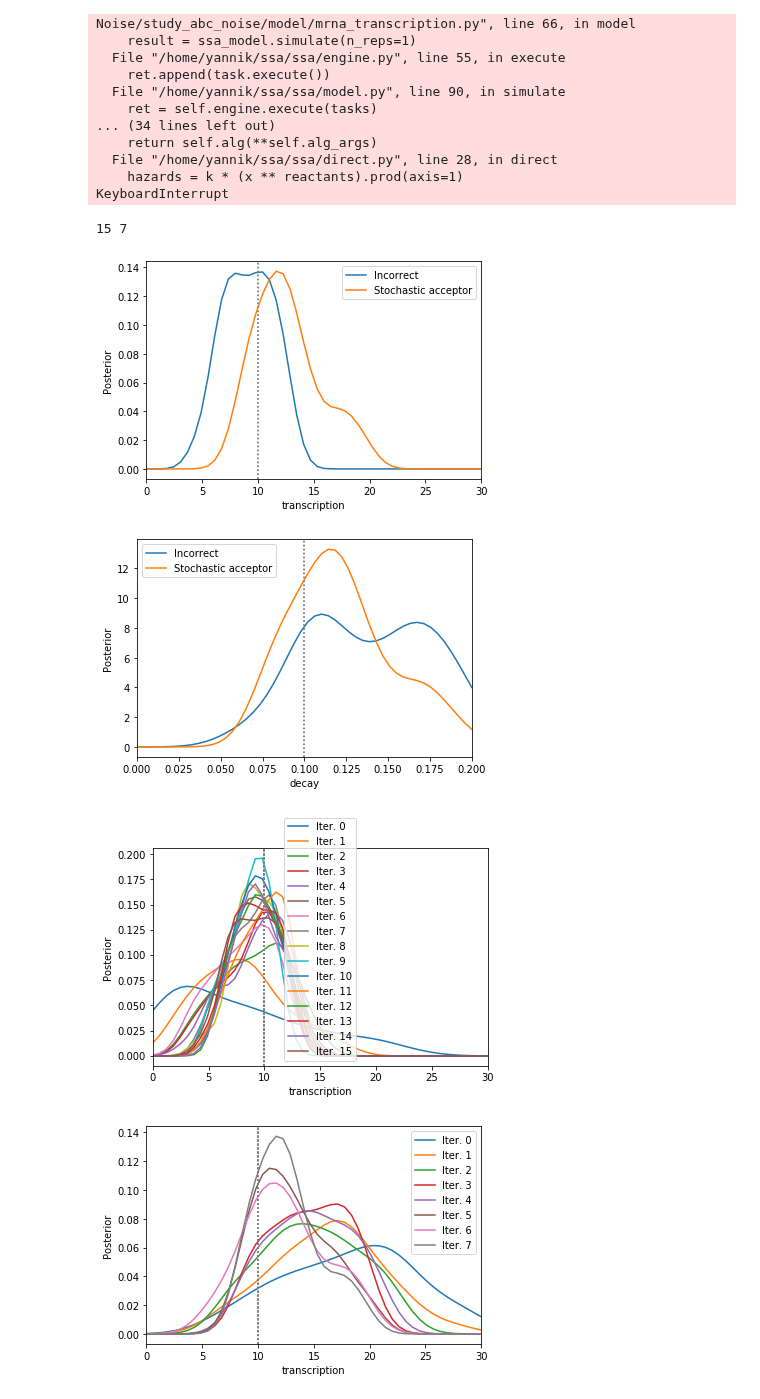
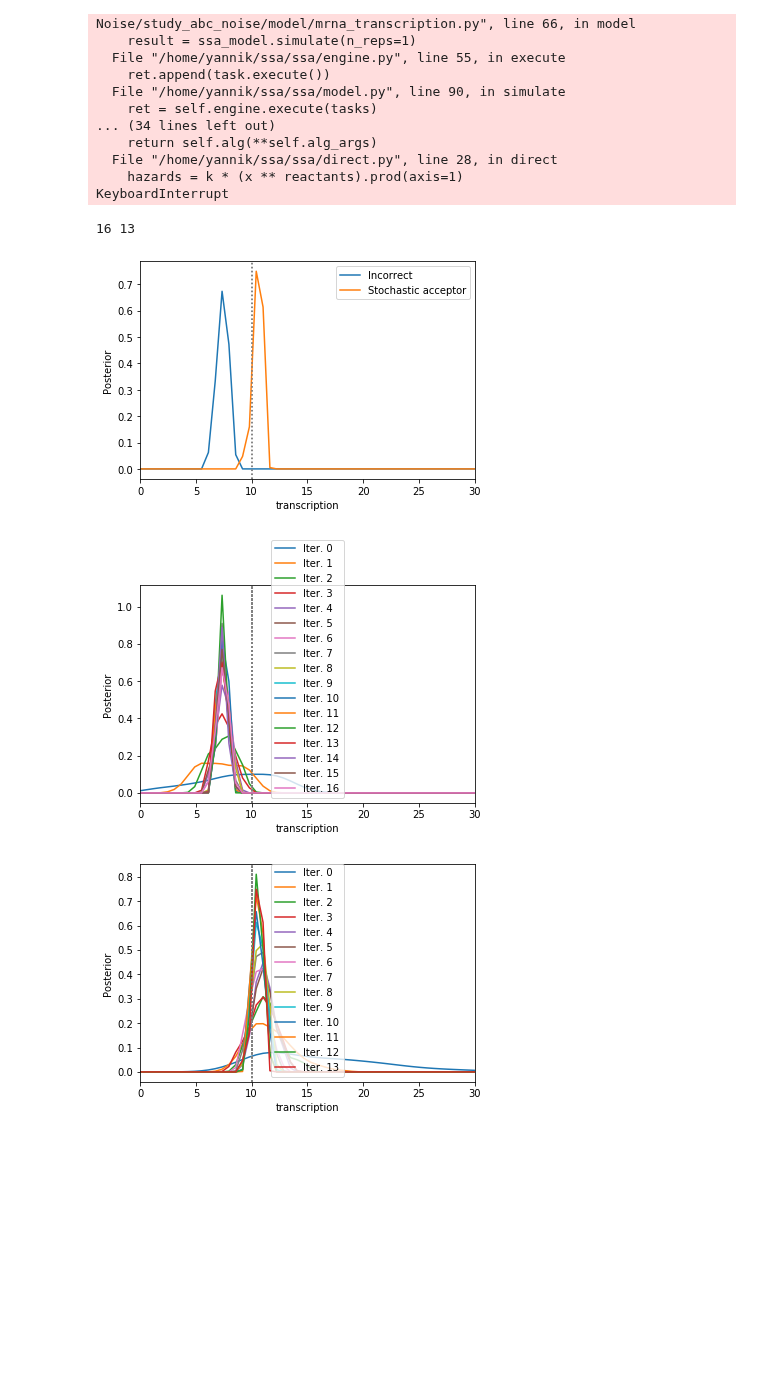
Before and after one commit to yannikschaelte/Study-ABC-Noise, a Jupyter notebook: study_abc_noise/motivation_mjp/motivation_mjp_1d.ipynb, the cells around one changed output. Cells and saved outputs as stored; diff of their text form; code cells hidden in the pictures; blank space fills up the shorter version.

```diff
--- a/study_abc_noise/motivation_mjp/motivation_mjp_1d.ipynb
+++ b/study_abc_noise/motivation_mjp/motivation_mjp_1d.ipynb
@@ -99,34 +99,36 @@ KeyboardInterrupt:
     hazards = k * (x ** reactants).prod(axis=1)
 KeyboardInterrupt
 # %%
+import pyabc
+%matplotlib inline
+
 def plot(h, x, ax, limits, p_true):
     for t in range(0, h.max_t + 1):
         pyabc.visualization.plot_kde_1d_highlevel(
             h, t=t, x=x, xmin=limits[x][0], xmax=limits[x][1], ax=ax,
             refval=p_true, label=f"Iter. {t}")
     ax.legend()
     return ax
 
-h_incorrect = pyabc.History("sqlite:///h_incorrect.db")
-h = pyabc.History("sqlite:///h_stochastic_acceptor.db")
+h_incorrect = pyabc.History("sqlite:///h_incorrect_1d.db")
+h = pyabc.History("sqlite:///h_stochastic_acceptor_1d.db")
 print(h_incorrect.max_t, h.max_t)
 
 for p in mv.p_true:
     _, ax = plt.subplots()
     for h, label in [(h_incorrect, "Incorrect"), (h, "Stochastic acceptor")]:
         pyabc.visualization.plot_kde_1d_highlevel(h, x=p, xmin=mv.limits[p][0], xmax=mv.limits[p][1], ax=ax,
                                                  refval=mv.p_true, label=label)
     ax.legend()
 
 for p in mv.p_true:
     _, ax = plt.subplots()
     plot(h_incorrect, p, ax, mv.limits, mv.p_true)
     _, ax = plt.subplots()
     plot(h, p, ax, mv.limits, mv.p_true)
     ax.legend()
 # %% [output]
-15 7
+16 13
-[figure, old version]
+[figure, new version]
-[figure, old version]
+[figure, new version]
-[figure, old version]
+[figure, new version]
-[figure, removed]
```
Also changed, not shown: parts of 1 cell of this notebook, 16 other files.
